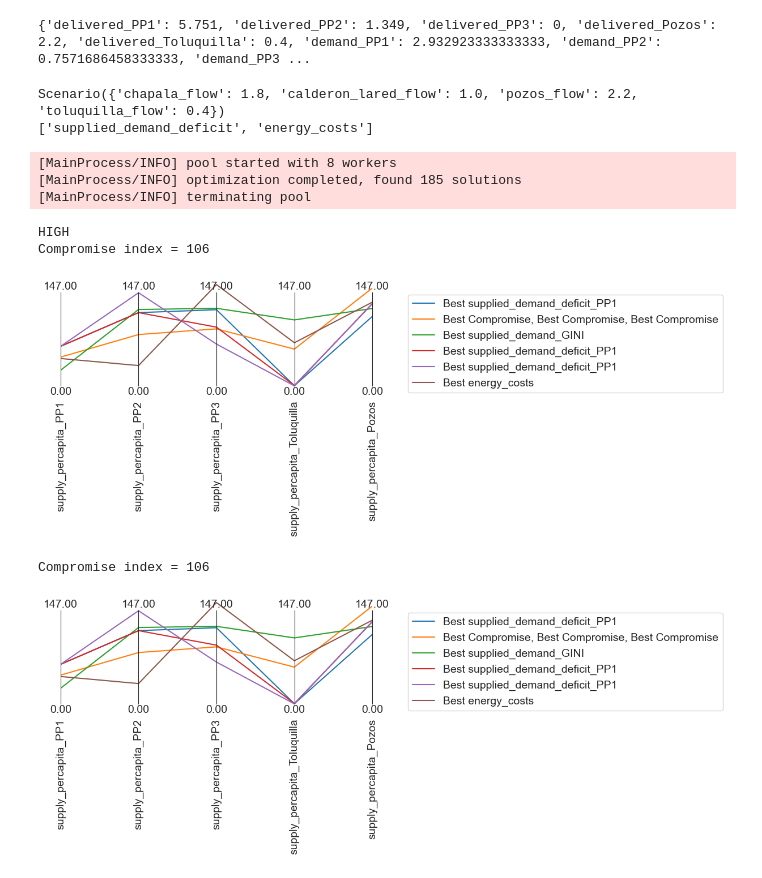
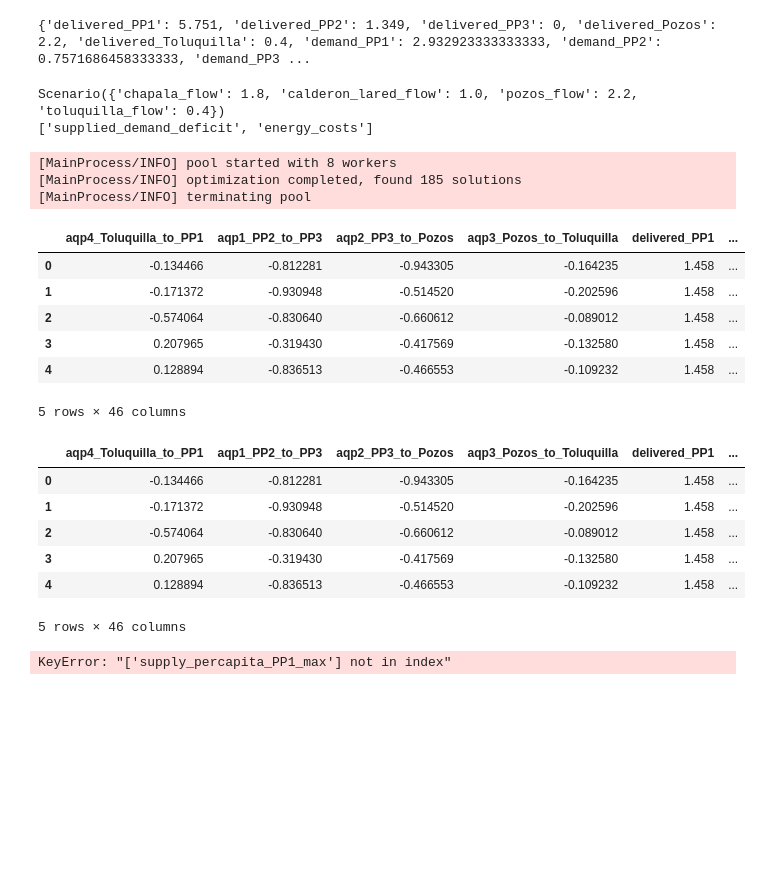
Before and after one commit to arielgoldin/GDL_Aquapheric_Policies, a Jupyter notebook: 4_decision_support.ipynb, the cells around one changed output. Saved outputs shown, nothing was run; the diff lists cells and outputs as text; code cells hidden in the pictures; blank space fills up the shorter version.

```diff
--- a/4_decision_support.ipynb
+++ b/4_decision_support.ipynb
@@ -28,6 +28,8 @@ print(outcomes)
 {'delivered_PP1': 5.751, 'delivered_PP2': 1.349, 'delivered_PP3': 0, 'delivered_Pozos': 2.2, 'delivered_Toluquilla': 0.4, 'demand_PP1': 2.932923333333333, 'demand_PP2': 0.7571686458333333, 'demand_PP3 ...
 # %%
 from AMG_optimization import run_optimization
+from functions_data import find_best_policies_for_specified_objectives
+from functions_viz import visualize_best_policies
 
 #Problem formulation
 performance_outcomes = {"supplied_demand_deficit":True,
@@ -52,97 +54,77 @@ seed = 1
 
 #Scenario setting
 
 scenario_adhocr = {"name":"adhoc",'chapala_flow' : 6.9, 'calderon_lared_flow' : 1, 'pozos_flow' : 2.3, 'toluquilla_flow' : 0.5}
 
 representative_scenarios_df = pd.read_csv("results/representative_scenarios.csv", index_col=0)
 
 scenario_name = "chapala_incident"
 scenario = representative_scenarios_df.loc[scenario_name,:].to_dict()
 
 
 all_outcomes = {**performance_outcomes, **justice_outcomes, **other_outcomes}
 experiment_name = "DST"
 
 
 results  = run_optimization(experiment_name=experiment_name,
                  outcomes= all_outcomes,
                  n_nfe = n_nfe, epsilon = epsilon, seed = seed,
                  scenario=scenario, scenario_name=scenario_name,model_function= AMG_model_function,
                  restriction = True)
 
 full_results_df = full_dataframe(results,scenarios_in_dataframe=False, scenario = scenario)
-
-print(get_drought_state(scenario))
+full_results_df.to_csv("results/adhoc_optimization_DST.csv", index=False)
 
 
-from functions_data import find_best_policies_for_specified_objectives
-from functions_viz import visualize_best_policies
-
-# Example usage
-objectives_dict = {
-    'supplied_demand_deficit_PP1': False,
-    'supplied_demand_deficit_PP2': False,
-    'supplied_demand_deficit_PP3': True,
-    'supplied_demand_deficit_Toluquilla': False,
-    'supplied_demand_deficit_Pozos': False,
-    'supplied_demand_GINI': True,
-    'supply_percapita_GINI': False,
-    'energy_costs': True,
-    'supplied_demand_PP1': False,
-    'supplied_demand_PP2': False,
-    'supplied_demand_PP3': False,
-    'supplied_demand_Toluquilla': False,
-    'supplied_demand_Pozos': False,
-    'supply_percapita_average': False
-}
-
-
-
-best_policies_df = find_best_policies_for_specified_objectives(full_results_df, objectives_dict)
-
-
-visualize_best_policies(best_policies_df, objectives_dict)
+full_results_df.head()
 # %% [output]
 Scenario({'chapala_flow': 1.8, 'calderon_lared_flow': 1.0, 'pozos_flow': 2.2, 'toluquilla_flow': 0.4})
 ['supplied_demand_deficit', 'energy_costs']
 [MainProcess/INFO] pool started with 8 workers
 [MainProcess/INFO] optimization completed, found 185 solutions
 [MainProcess/INFO] terminating pool
+|  | aqp4_Toluquilla_to_PP1 | aqp1_PP2_to_PP3 | aqp2_PP3_to_Pozos | aqp3_Pozos_to_Toluquilla | delivered_PP1 | ... |
+| 0 | -0.134466 | -0.812281 | -0.943305 | -0.164235 | 1.458 | ... |
+| 1 | -0.171372 | -0.930948 | -0.514520 | -0.202596 | 1.458 | ... |
+| 2 | -0.574064 | -0.830640 | -0.660612 | -0.089012 | 1.458 | ... |
+| 3 | 0.207965 | -0.319430 | -0.417569 | -0.132580 | 1.458 | ... |
+| 4 | 0.128894 | -0.836513 | -0.466553 | -0.109232 | 1.458 | ... |
-HIGH
-Compromise index = 106
+5 rows × 46 columns
-[figure, removed]
+# %%
+full_results_df.head()
+# %% [output]
+|  | aqp4_Toluquilla_to_PP1 | aqp1_PP2_to_PP3 | aqp2_PP3_to_Pozos | aqp3_Pozos_to_Toluquilla | delivered_PP1 | ... |
+| 0 | -0.134466 | -0.812281 | -0.943305 | -0.164235 | 1.458 | ... |
+| 1 | -0.171372 | -0.930948 | -0.514520 | -0.202596 | 1.458 | ... |
+| 2 | -0.574064 | -0.830640 | -0.660612 | -0.089012 | 1.458 | ... |
+| 3 | 0.207965 | -0.319430 | -0.417569 | -0.132580 | 1.458 | ... |
+| 4 | 0.128894 | -0.836513 | -0.466553 | -0.109232 | 1.458 | ... |
+5 rows × 46 columns
 # %%
-from functions_data import find_best_policies_for_specified_objectives
-from functions_viz import visualize_best_policies
-
 # Example usage
 objectives_dict = {
-    'supplied_demand_deficit_PP1': True,
+    'supplied_demand_deficit_PP1': False,
     'supplied_demand_deficit_PP2': False,
     'supplied_demand_deficit_PP3': False,
     'supplied_demand_deficit_Toluquilla': False,
     'supplied_demand_deficit_Pozos': False,
-    'supplied_demand_GINI': True,
+    'supplied_demand_GINI': False,
     'supply_percapita_GINI': False,
-    'energy_costs': True,
+    'energy_costs': False,
     'supplied_demand_PP1': False,
     'supplied_demand_PP2': False,
     'supplied_demand_PP3': False,
     'supplied_demand_Toluquilla': False,
     'supplied_demand_Pozos': False,
-    'supply_percapita_average': False
+    'supply_percapita_average': False,
+    "supply_percapita_PP1": True
 }
 
-scenario_name = "chapala_incident"
-seed = 1  # Example seed value
-epsilon = 0.04  # Example epsilon value
-n_nfe = 20000  # Example nfe value
+full_results_df = pd.read_csv("results/adhoc_optimization_DST.csv")
 
-
-best_policies_df = find_best_policies_for_specified_objectives(full_results_df, objectives_dict)
+best_policies_df = find_best_policies_for_specified_objectives(full_results_df, objectives_dict, scenario)
 
 
 visualize_best_policies(best_policies_df, objectives_dict)
 # %% [output]
-Compromise index = 106
+KeyError: "['supply_percapita_PP1_max'] not in index"
-[figure, removed]
```
Also changed, not shown: parts of 3 cells of this notebook.
